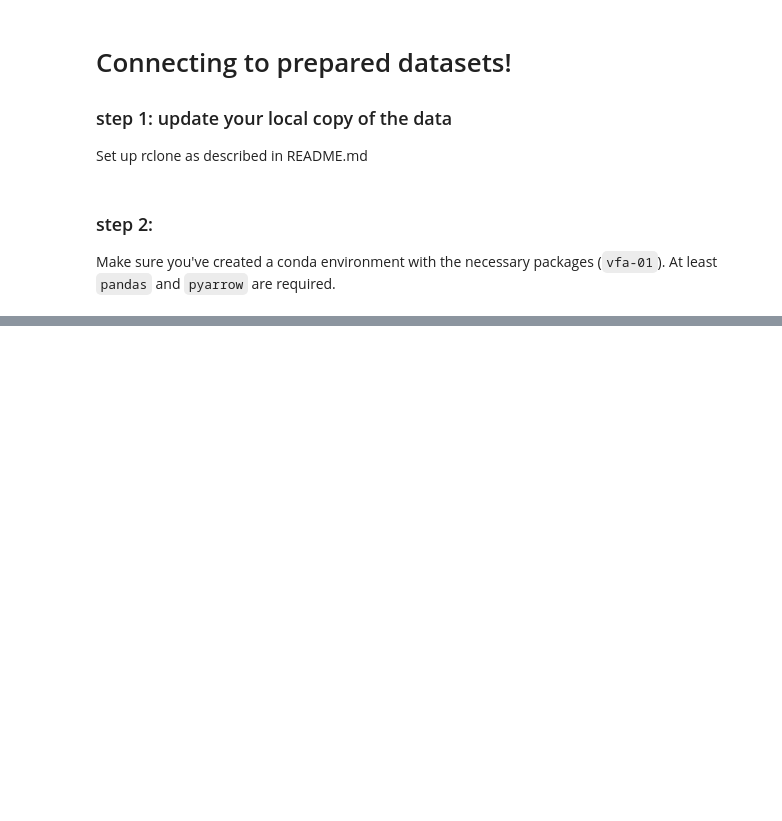
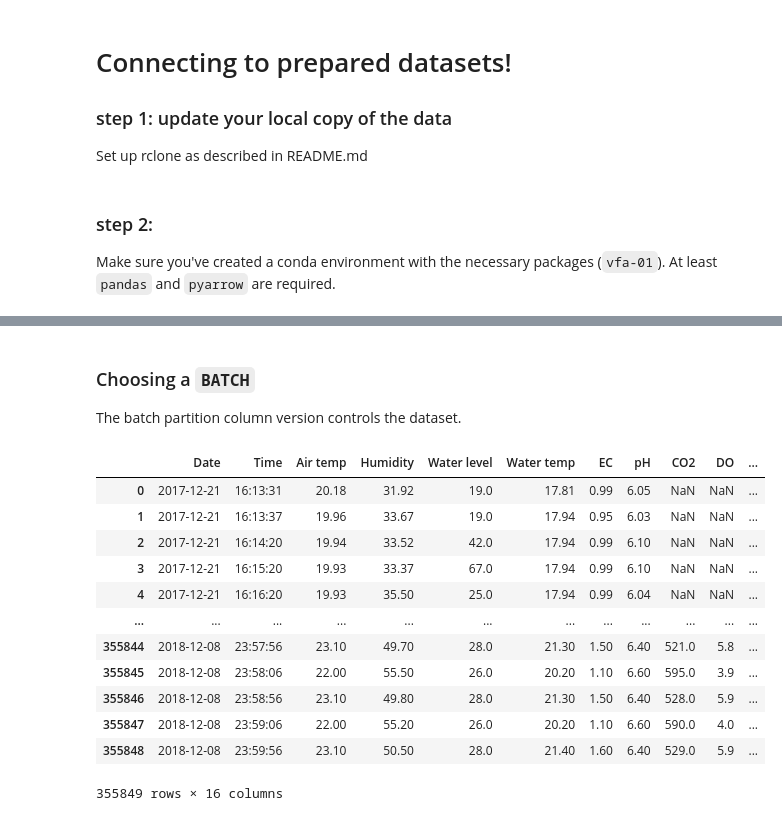
Before and after one commit to DataForGood-Norway/BySpire, a Jupyter notebook: 01-data-loads/20181002 - Getting started with prepared datasets.ipynb, the cells around one changed output, grey strips where cells are left out. Cells and saved outputs as stored; diff of their text form; code cells hidden in the pictures; blank space fills up the shorter version.

```diff
--- a/01-data-loads/20181002 - Getting started with prepared datasets.ipynb
+++ b/01-data-loads/20181002 - Getting started with prepared datasets.ipynb
@@ -30,0 +63,23 @@ tab_sensor_data
+# %% [markdown]
+### Choosing a `BATCH`
+The batch partition column version controls the dataset.
+# %%
+# Option 1: Just use the path
+df_sensor_data = pd.read_parquet(
+    "../data/Measurements/prepared-datasets/sensor_data_parquet/BATCH=2018-10-02/",
+)
+df_sensor_data
+# %% [output]
+|  | Date | Time | Air temp | Humidity | Water level | Water temp | EC | pH | CO2 | DO | ... |
+| 0 | 2017-12-21 | 16:13:31 | 20.18 | 31.92 | 19.0 | 17.81 | 0.99 | 6.05 | NaN | NaN | ... |
+| 1 | 2017-12-21 | 16:13:37 | 19.96 | 33.67 | 19.0 | 17.94 | 0.95 | 6.03 | NaN | NaN | ... |
+| 2 | 2017-12-21 | 16:14:20 | 19.94 | 33.52 | 42.0 | 17.94 | 0.99 | 6.10 | NaN | NaN | ... |
+| 3 | 2017-12-21 | 16:15:20 | 19.93 | 33.37 | 67.0 | 17.94 | 0.99 | 6.10 | NaN | NaN | ... |
+| 4 | 2017-12-21 | 16:16:20 | 19.93 | 35.50 | 25.0 | 17.94 | 0.99 | 6.04 | NaN | NaN | ... |
+| ... | ... | ... | ... | ... | ... | ... | ... | ... | ... | ... | ... |
+| 355844 | 2018-12-08 | 23:57:56 | 23.10 | 49.70 | 28.0 | 21.30 | 1.50 | 6.40 | 521.0 | 5.8 | ... |
+| 355845 | 2018-12-08 | 23:58:06 | 22.00 | 55.50 | 26.0 | 20.20 | 1.10 | 6.60 | 595.0 | 3.9 | ... |
+| 355846 | 2018-12-08 | 23:58:56 | 23.10 | 49.80 | 28.0 | 21.30 | 1.50 | 6.40 | 528.0 | 5.9 | ... |
+| 355847 | 2018-12-08 | 23:59:06 | 22.00 | 55.20 | 26.0 | 20.20 | 1.10 | 6.60 | 590.0 | 4.0 | ... |
+| 355848 | 2018-12-08 | 23:59:56 | 23.10 | 50.50 | 28.0 | 21.40 | 1.60 | 6.40 | 529.0 | 5.9 | ... |
+355849 rows × 16 columns
```
Also changed, not shown: parts of 9 cells of this notebook, 2 other files.
